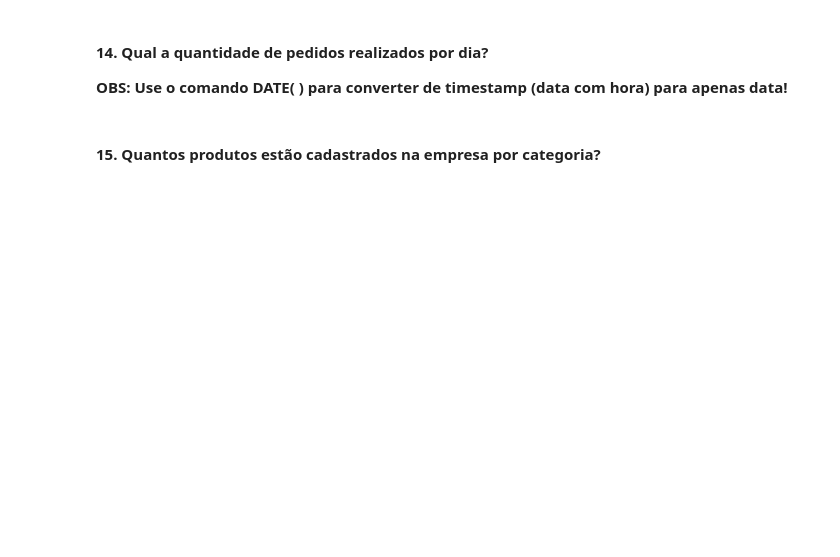
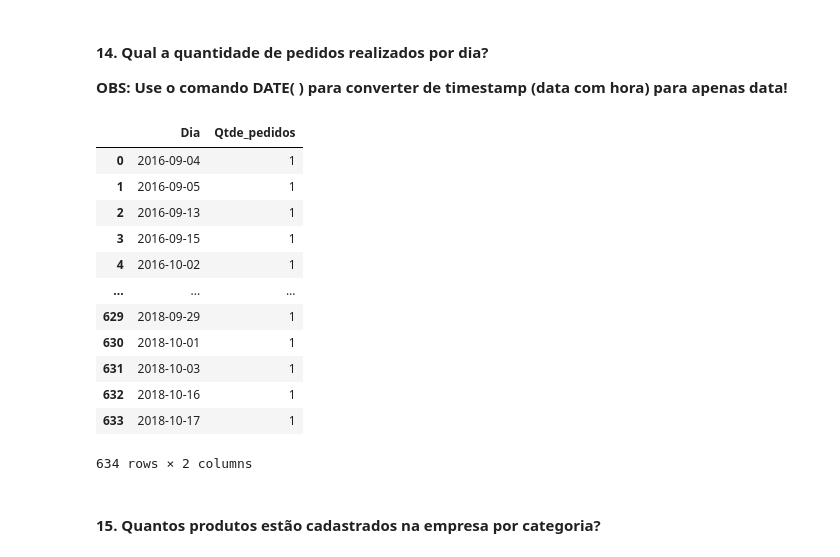
Before and after one commit to Fabiorsi1979/DS-Comunidade, a Jupyter notebook: SDQL_basico_Agrupamentos.ipynb, the cells around one changed output. Drawn from its saved outputs; the diff is of its cells as text; code cells hidden in the pictures; blank space fills up the shorter version.

```diff
--- a/SDQL_basico_Agrupamentos.ipynb
+++ b/SDQL_basico_Agrupamentos.ipynb
@@ -269,12 +314,25 @@ exercicio2
 #### 14. Qual a quantidade de pedidos realizados por dia?
 **OBS: Use o comando DATE( ) para converter de timestamp (data com hora) para apenas data!**
 # %%
-consulta = "SELECT FROM GROUP BY"
-colunas =  []
+consulta = "SELECT DATE(order_purchase_timestamp), COUNT(o.order_id) FROM orders o GROUP BY DATE(o.order_purchase_timestamp)"
+colunas =  ["Dia","Qtde_pedidos"]
 
-exercicio2 = sql_agrup(consulta,colunas)
-exercicio2.rename(columns={'':''}, inplace=True)
-exercicio2
+exercicio14 = sql_agrup(consulta,colunas)
+exercicio14
+# %% [output]
+|  | Dia | Qtde_pedidos |
+| 0 | 2016-09-04 | 1 |
+| 1 | 2016-09-05 | 1 |
+| 2 | 2016-09-13 | 1 |
+| 3 | 2016-09-15 | 1 |
+| 4 | 2016-10-02 | 1 |
+| ... | ... | ... |
+| 629 | 2018-09-29 | 1 |
+| 630 | 2018-10-01 | 1 |
+| 631 | 2018-10-03 | 1 |
+| 632 | 2018-10-16 | 1 |
+| 633 | 2018-10-17 | 1 |
+634 rows × 2 columns
 # %% [markdown]
 #### 15. Quantos produtos estão cadastrados na empresa por categoria?
 # %%
```
Also changed, not shown: parts of 11 cells of this notebook.
